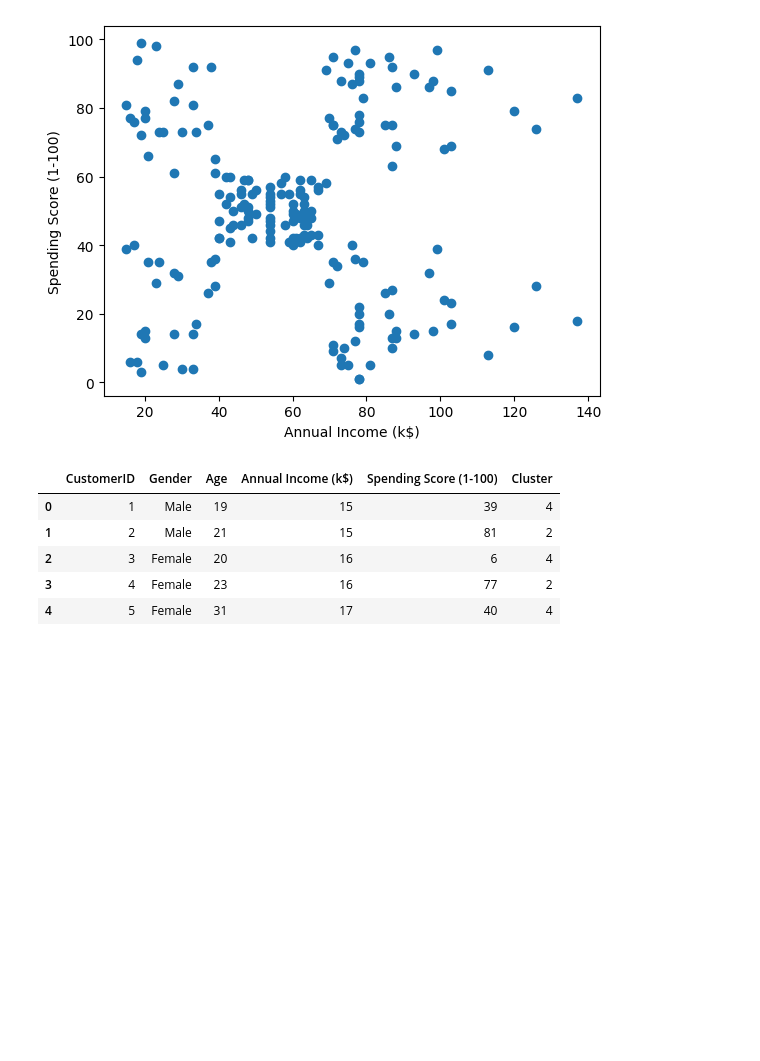
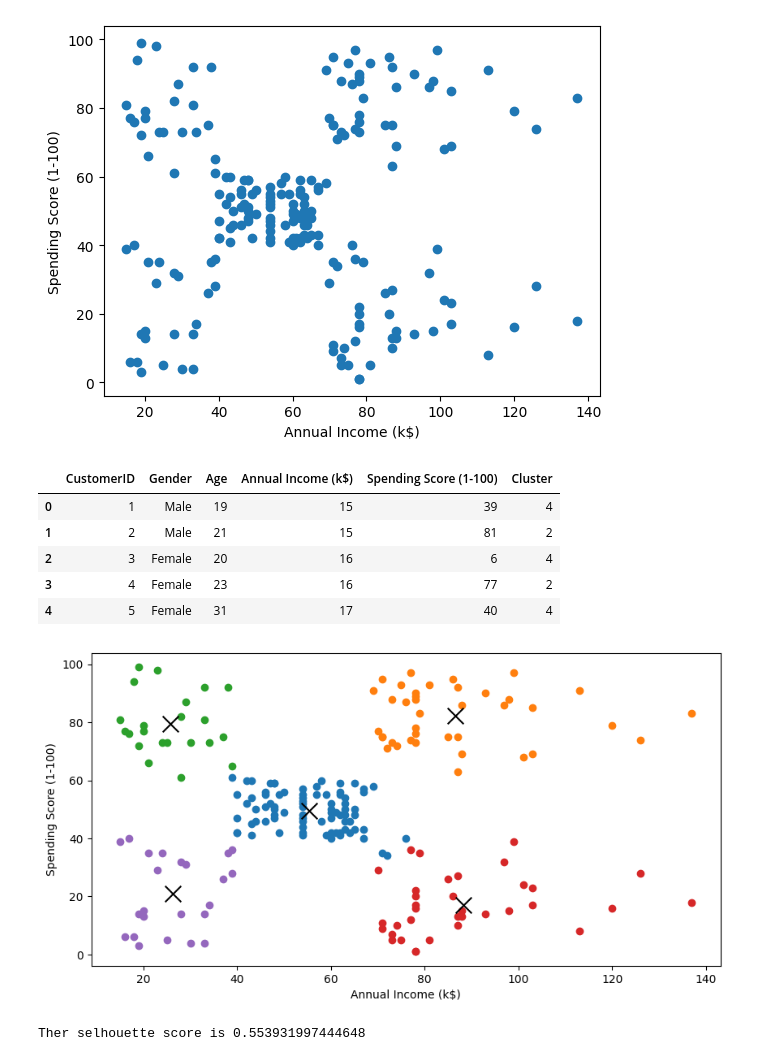
Before and after one commit to raziq0835/ML_Basics, a Jupyter notebook: Untitled0.ipynb, the cells around one changed output. Cells and saved outputs as stored; diff of their text form; code cells hidden in the pictures; blank space fills up the shorter version.

Commit message:
data engeering

```diff
--- a/Untitled0.ipynb
+++ b/Untitled0.ipynb
@@ -187,6 +190,6 @@ from sklearn.model_selection import train_test_split
 # %%
 csv_file_path = '/content/Mall_Customers.csv'
-pickle = '/content/drive/MyDrive/Colab Notebooks/models'
+pickle_file_path = '/content/drive/MyDrive/Colab Notebooks/models'
 te4st_data_file_path = '/content/drive/MyDrive/Colab Notebooks/outputs'
 
 df = pd.read_csv(csv_file_path)
@@ -222,3 +225,22 @@ df.head()
 | 2 | 3 | Female | 20 | 16 | 6 | 4 |
 | 3 | 4 | Female | 23 | 16 | 77 | 2 |
 | 4 | 5 | Female | 31 | 17 | 40 | 4 |
+# %%
+with open(pickle_file_path,'wb') as f:
+  pickle.dump(model,f)
+# %%
+plt.figure(figsize=(10,5))
+for i in range(5):
+  cluster_data = df[df['Cluster']==i]
+  plt.scatter(cluster_data['Annual Income (k$)'],cluster_data['Spending Score (1-100)'],label=f'Cluster {i}')
+  plt.scatter(centroids[i,0],centroids[i,1],marker='x',s=200,color='black')
+plt.xlabel('Annual Income (k$)')
+plt.ylabel('Spending Score (1-100)')
+plt.show()
+# %% [output]
+[figure, added]
+# %%
+score = silhouette_score(x,labels)
+print(f'Ther selhouette score is {score}')
+# %% [output]
+Ther selhouette score is 0.553931997444648
```
Also changed, not shown: parts of 16 cells of this notebook.
